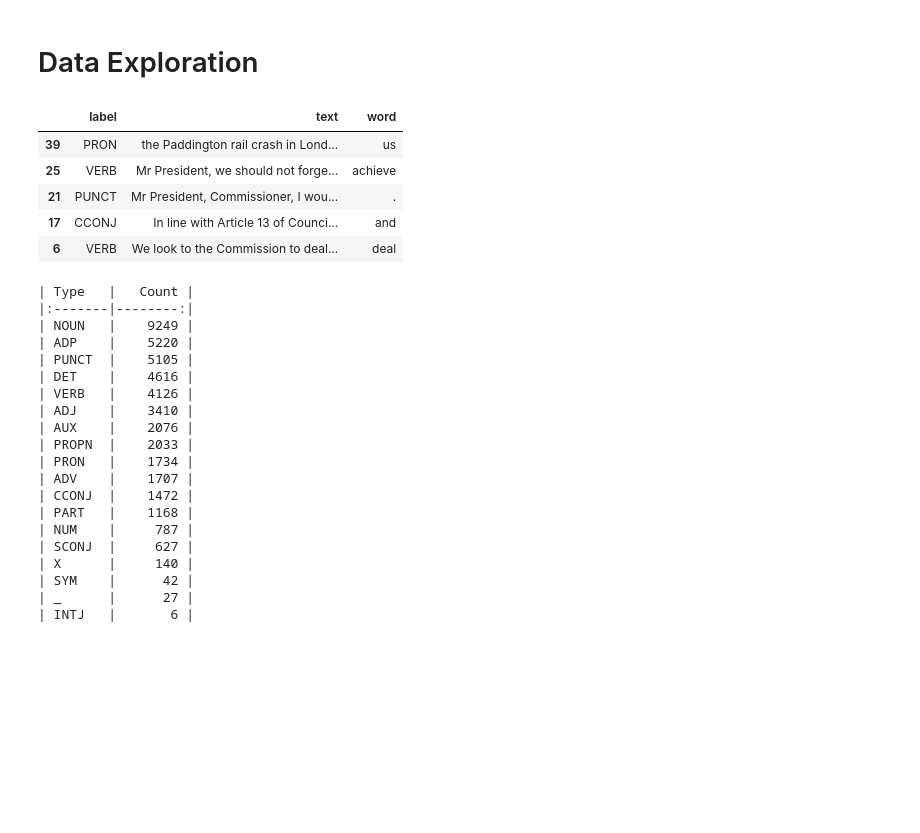
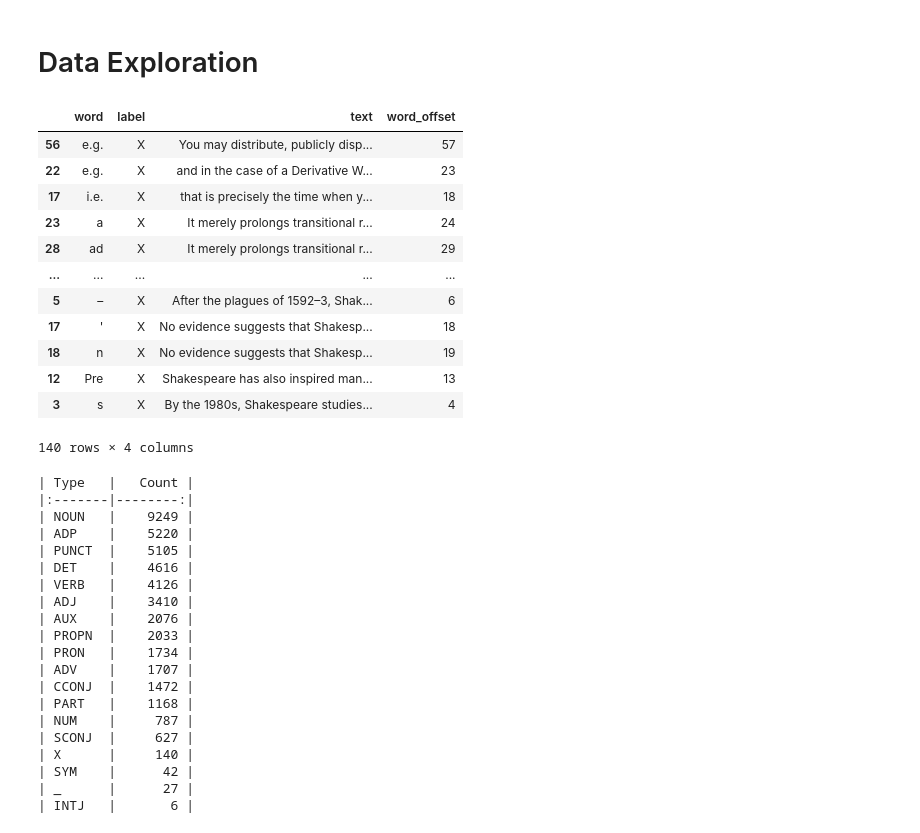
Before and after one commit to ErezSC42/bert_pos_analysis, a Jupyter notebook: data_exploration.ipynb, the cells around one changed output. Cells and saved outputs as stored; diff of their text form; code cells hidden in the pictures; blank space fills up the shorter version.

Commit message:
added data exploration tables

```diff
--- a/data_exploration.ipynb
+++ b/data_exploration.ipynb
@@ -28,6 +28,7 @@ TEXT_CONST = "# text = "
 STOP_CONST = "\n"
 WORD_OFFSET = 1
 LABEL_OFFSET = 3
+NUM_OFFSET = 0
 
 
 def txt_to_dataframe(data_path):
@@ -46,10 +47,12 @@ def txt_to_dataframe(data_path):
             if TEXT_CONST in line:
                 words_list = []
                 labels_list = []
+                num_list = []
                 text = line.split(TEXT_CONST)[1]
                 # this is a new text, need to parse all the words in it
             elif line is not STOP_CONST and HEADER_CONST not in line:
                 temp_list = line.split("\t")
+                num_list.append(temp_list[NUM_OFFSET])
                 words_list.append(temp_list[WORD_OFFSET])
                 labels_list.append(temp_list[LABEL_OFFSET])
             if line == STOP_CONST:
@@ -58,6 +61,7 @@ def txt_to_dataframe(data_path):
                     {
                         "text": len(words_list) * [text],
                         "word": words_list,
+                        "word_offset": num_list,
                         "label": labels_list
                     }
                 )
@@ -88,15 +92,22 @@ TYPES = [
     "X",
     "_"
 ]
-# %%
-df_train.sample(5)
-# %% [output]
-|  | label | text | word |
-| 39 | PRON | the Paddington rail crash in Lond... | us |
-| 25 | VERB | Mr President, we should not forge... | achieve |
-| 21 | PUNCT | Mr President, Commissioner, I wou... | . |
-| 17 | CCONJ | In line with Article 13 of Counci... | and |
-| 6 | VERB | We look to the Commission to deal... | deal |
+# %%
+df_train[df_train["label"] == "X"]
+# %% [output]
+|  | word | label | text | word_offset |
+| 56 | e.g. | X | You may distribute, publicly disp... | 57 |
+| 22 | e.g. | X | and in the case of a Derivative W... | 23 |
+| 17 | i.e. | X | that is precisely the time when y... | 18 |
+| 23 | a | X | It merely prolongs transitional r... | 24 |
+| 28 | ad | X | It merely prolongs transitional r... | 29 |
+| ... | ... | ... | ... | ... |
+| 5 | – | X | After the plagues of 1592–3, Shak... | 6 |
+| 17 | ' | X | No evidence suggests that Shakesp... | 18 |
+| 18 | n | X | No evidence suggests that Shakesp... | 19 |
+| 12 | Pre | X | Shakespeare has also inspired man... | 13 |
+| 3 | s | X | By the 1980s, Shakespeare studies... | 4 |
+140 rows × 4 columns
 # %%
 file_name = 'tex_artifacts/label_dist_train.tex'
 SORT_COL = "Count"
```
Also changed, not shown: parts of 12 cells of this notebook, 1 other file.
